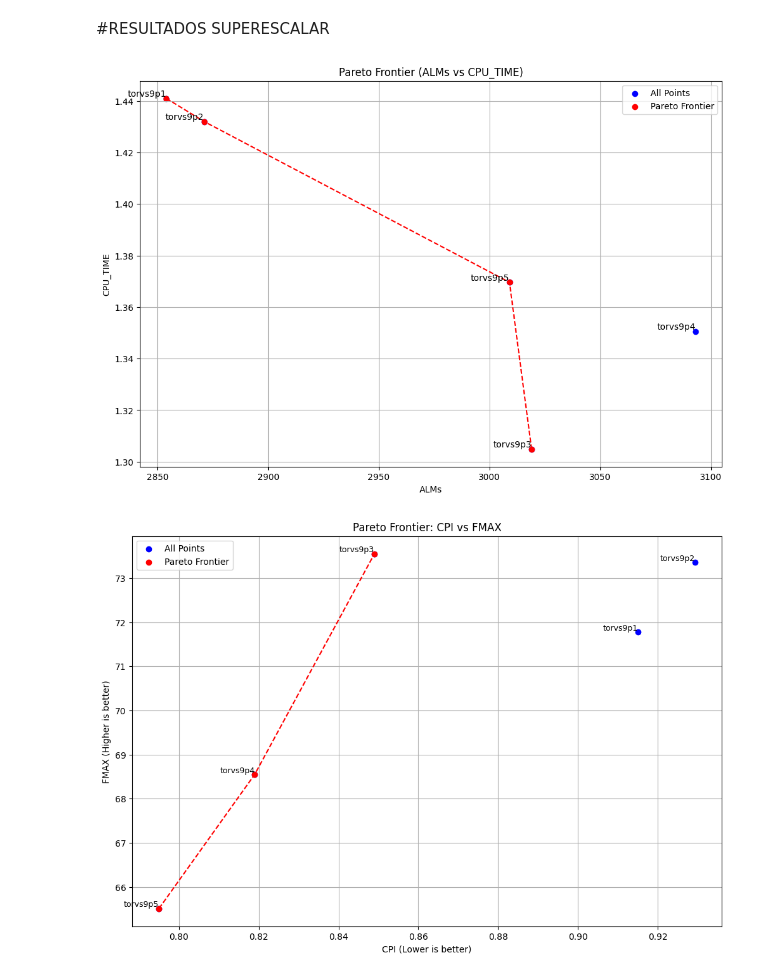
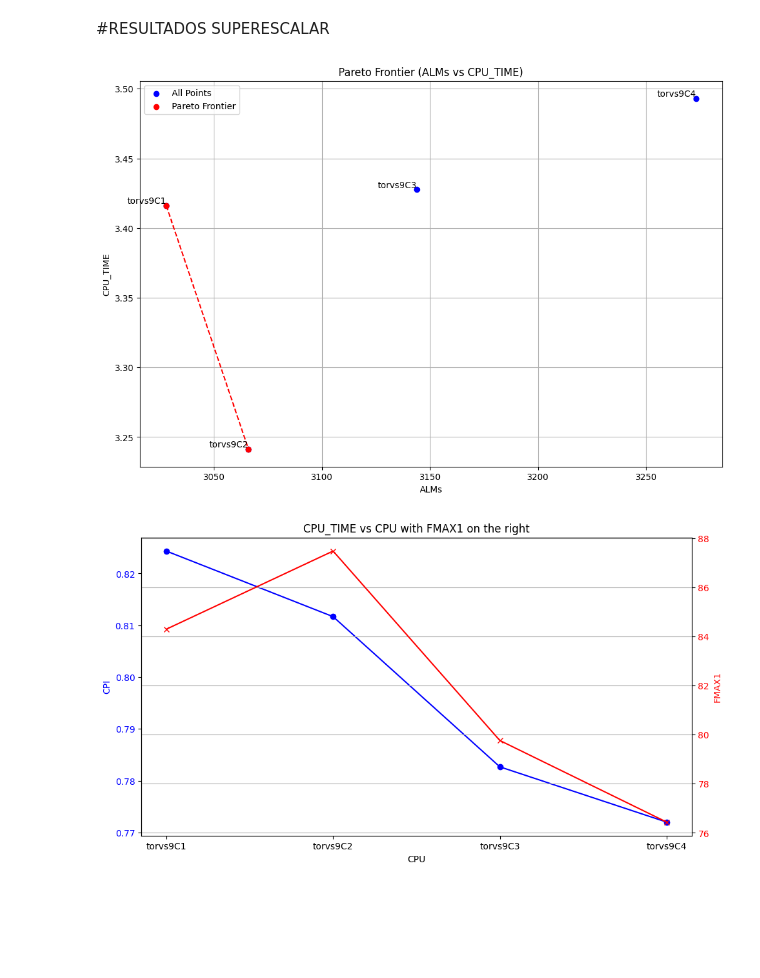
Before and after one commit to arruk/TRYonRISCV, a Jupyter notebook: superescalar.ipynb, the cells around one changed output. Cells and saved outputs as stored; diff of their text form; code cells hidden in the pictures; blank space fills up the shorter version.

```diff
--- a/superescalar.ipynb
+++ b/superescalar.ipynb
@@ -8,21 +8,21 @@ import matplotlib.ticker as ticker
 from matplotlib.lines import Line2D
 import seaborn as sns
 # %%
-dfD = pd.read_csv("INFO/BENCH/TORVS/dhrystones.csv", usecols=["CPU", "CPI", "INSTRET"], nrows=50)
-dfR = pd.read_csv("INFO/BENCH/TORVS/raystones.csv", usecols=["CPU", "CPI", "INSTRET"], nrows=50)
-dfC = pd.read_csv("INFO/BENCH/TORVS/coremark.csv", usecols=["CPU", "CPI", "INSTRET"], nrows=50)
+dfD = pd.read_csv("INFO/BENCH/TORVS/dhr_final.csv", usecols=["CPU", "CPI", "INSTRET"], nrows=50)
+dfR = pd.read_csv("INFO/BENCH/TORVS/ray_final.csv", usecols=["CPU", "CPI", "INSTRET"], nrows=50)
+dfC = pd.read_csv("INFO/BENCH/TORVS/crm_final.csv", usecols=["CPU", "CPI", "INSTRET"], nrows=50)
 
-dfTD = pd.read_csv("INFO/BENCH/TORV/dhrystones.csv", usecols=["CPU", "CPI", "INSTRET"], nrows=50)
-dfTR = pd.read_csv("INFO/BENCH/TORV/raystones.csv", usecols=["CPU", "CPI", "INSTRET"], nrows=50)
-dfTC = pd.read_csv("INFO/BENCH/TORV/coremark.csv", usecols=["CPU", "CPI", "INSTRET"], nrows=50)
+#dfTD = pd.read_csv("INFO/BENCH/TORV/dhrystones.csv", usecols=["CPU", "CPI", "INSTRET"], nrows=50)
+#dfTR = pd.read_csv("INFO/BENCH/TORV/raystones.csv", usecols=["CPU", "CPI", "INSTRET"], nrows=50)
+#dfTC = pd.read_csv("INFO/BENCH/TORV/coremark.csv", usecols=["CPU", "CPI", "INSTRET"], nrows=50)
 
-df0 = pd.read_csv("INFO/BOARDS/DE10S/dhrystones.csv", usecols=["CPU", "ALMs"], nrows=50)
-df2 = pd.read_csv("INFO/BOARDS/DE10S/dhrystones.csv", usecols=["CPU", "FMAX1"], nrows=50)
+df0 = pd.read_csv("INFO/BOARDS/DE10S/dhr_final.csv", usecols=["CPU", "ALMs"], nrows=50)
+df2 = pd.read_csv("INFO/BOARDS/DE10S/dhr_final.csv", usecols=["CPU", "FMAX1"], nrows=50)
 
 # Merge the corresponding DataFrames to unify the dataset
-dfC_combined = pd.concat([dfC, dfTC], ignore_index=True)
-dfR_combined = pd.concat([dfR, dfTR], ignore_index=True)
-dfD_combined = pd.concat([dfD, dfTD], ignore_index=True)
+dfC_combined = pd.concat([dfC], ignore_index=True)
+dfR_combined = pd.concat([dfR], ignore_index=True)
+dfD_combined = pd.concat([dfD], ignore_index=True)
 
 # Compute average CPI and INSTRET across dfD, dfR, and dfC
 # Create df_avg based on the merged DataFrames
@@ -34,11 +34,6 @@ df_avg["INSTRET"] = (dfD_combined["INSTRET"] + dfR_combined["INSTRET"] + dfC_com
 # Calculate CPU_TIME (CPI * INSTRET) / (FMAX1 * 10^6)
 df_avg = df_avg.merge(df2[["CPU", "FMAX1"]], on="CPU", how="left")  # Ensure proper alignment
 df_avg["CPU_TIME"] = (df_avg["CPI"] * df_avg["INSTRET"]) / (df_avg["FMAX1"] * 1e6)
-
-#print("df_avg CPUs:", df_avg["CPU"].unique())
-#print("df2 CPUs:", df2["CPU"].unique())
-#print("Missing CPUs in df_avg:", set(df2["CPU"]) - set(df_avg["CPU"]))
-#print(df_avg.isnull().sum())  # Look for missing FMAX1 values
 
 # Define mapping of "torvs" CPUs to their additional rows
 extra_row_map = {
@@ -103,6 +98,8 @@ def plot_graph_pareto(united, torvs):
     plt.title("Pareto Frontier (ALMs vs CPU_TIME)")
     plt.legend()
     plt.grid(True)
+    file_name = f"INFO/GRAPHS/pareto_{torvs}.png"
+    plt.savefig(file_name, format="png", dpi=300, bbox_inches="tight")
     plt.show()
 
 def plot_graph_time(united, torvs, df2):
@@ -163,7 +160,7 @@ def plot_graph_time(united, torvs, df2):
     plt.grid(True)
 
     # Save the graph to an image (optional)
-    fig.savefig("cpu_timeXcpu.png", format="png")
+    #fig.savefig("cpu_timeXcpu.png", format="png")
 
     # Show the plot
     plt.show()
@@ -267,6 +264,8 @@ def plot_graph_fmax_cpi(united, torvs, df2):
     # Customize the plot
     plt.title("CPU_TIME vs CPU with FMAX1 on the right")
     plt.grid(True)
+    file_name = f"INFO/GRAPHS/fmaxcpi_{torvs}.png"
+    plt.savefig(file_name, format="png", dpi=300, bbox_inches="tight")
     plt.show()
 
 def plot_pareto_cpi_fmax(united, torvs, df2):
@@ -317,11 +316,13 @@ def plot_pareto_cpi_fmax(united, torvs, df2):
     plt.title("Pareto Frontier: CPI vs FMAX")
     plt.legend()
     plt.grid(True)
+    file_name = f"INFO/GRAPHS/pareto_fmaxcpi_{torvs}.png"
+    plt.savefig(file_name, format="png", dpi=300, bbox_inches="tight")
     plt.show()
 # %%
-plot_graph_pareto(1,"torvs9p")
-plot_pareto_cpi_fmax(1,"torvs9p", df2)
-plot_graph_fmax_cpi(1, "torvs9p", df2)
+plot_graph_pareto(1,"torvs9C")
+#plot_pareto_cpi_fmax(1,"torvs9C", df2)
+plot_graph_fmax_cpi(1, "torvs9C", df2)
 # %% [output]
-[figure, old version]
+[figure, new version]
-[figure, old version]
+[figure, new version]
```
Also changed, not shown: parts of 11 cells of this notebook, 21 other files.
